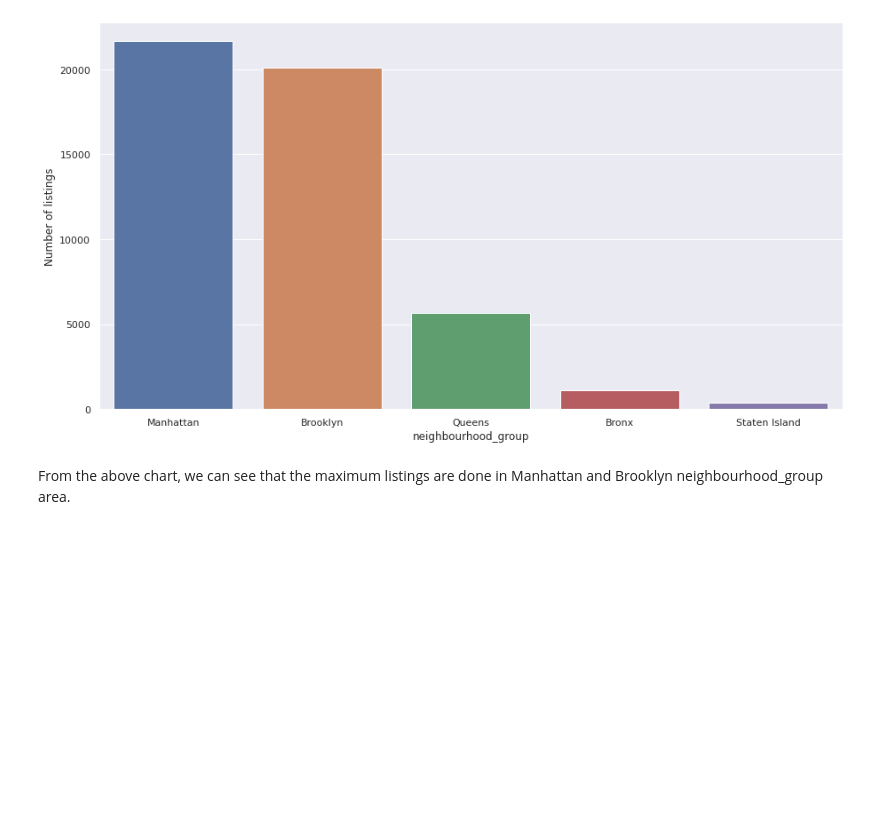
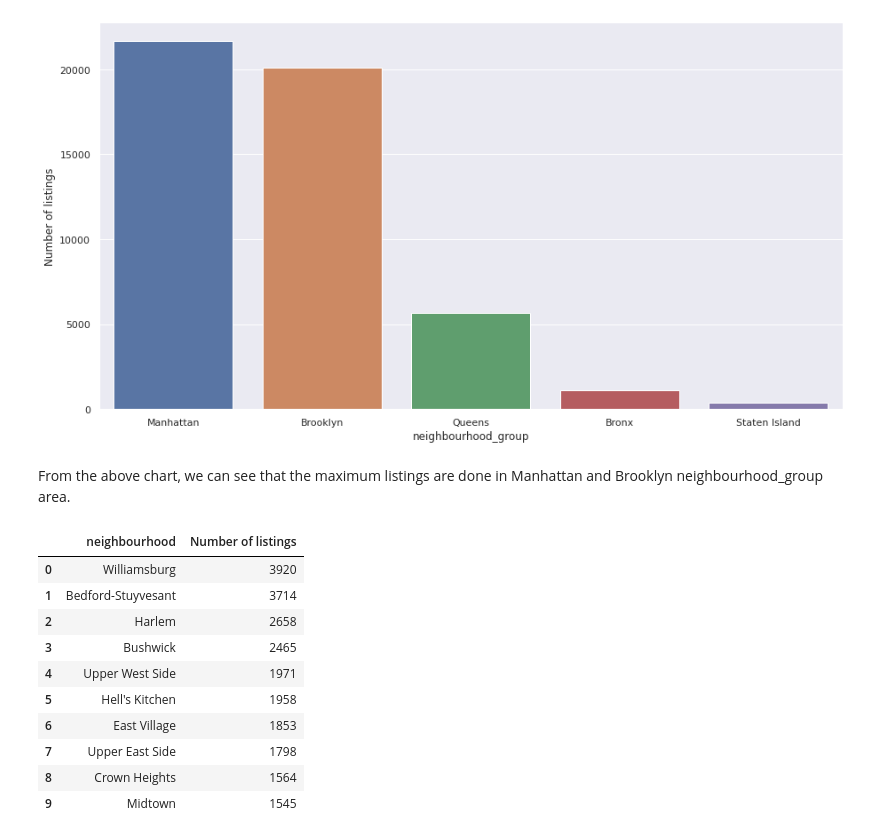
Before and after one commit to huda-nur-ed/AirBnB-Bookings-Analysis, a Jupyter notebook: [EDA_ABTN0101]_F_M_Nurul_Huda_AirBnB_Bookings_Analysis.ipynb, the cells around one changed output. Saved outputs shown, nothing was run; the diff lists cells and outputs as text; code cells hidden in the pictures; blank space fills up the shorter version.

```diff
--- a/[EDA_ABTN0101]_F_M_Nurul_Huda_AirBnB_Bookings_Analysis.ipynb
+++ b/[EDA_ABTN0101]_F_M_Nurul_Huda_AirBnB_Bookings_Analysis.ipynb
@@ -220,3 +220,20 @@ sns.barplot(data=neighbourhood_group_listing_df,x ='neighbourhood_group',y='Numb
 [figure]
 # %% [markdown]
 From the above chart, we can see that the maximum listings are done in Manhattan and Brooklyn neighbourhood_group area.
+# %%
+# Get top 10 listings in neighbourhoods.
+neighbourhood_listing_df = df['neighbourhood'].value_counts().reset_index().head(10)
+neighbourhood_listing_df.columns=['neighbourhood','Number of listings']
+neighbourhood_listing_df
+# %% [output]
+|  | neighbourhood | Number of listings |
+| 0 | Williamsburg | 3920 |
+| 1 | Bedford-Stuyvesant | 3714 |
+| 2 | Harlem | 2658 |
+| 3 | Bushwick | 2465 |
+| 4 | Upper West Side | 1971 |
+| 5 | Hell's Kitchen | 1958 |
+| 6 | East Village | 1853 |
+| 7 | Upper East Side | 1798 |
+| 8 | Crown Heights | 1564 |
+| 9 | Midtown | 1545 |
```
Also changed, not shown: parts of 8 cells of this notebook.
